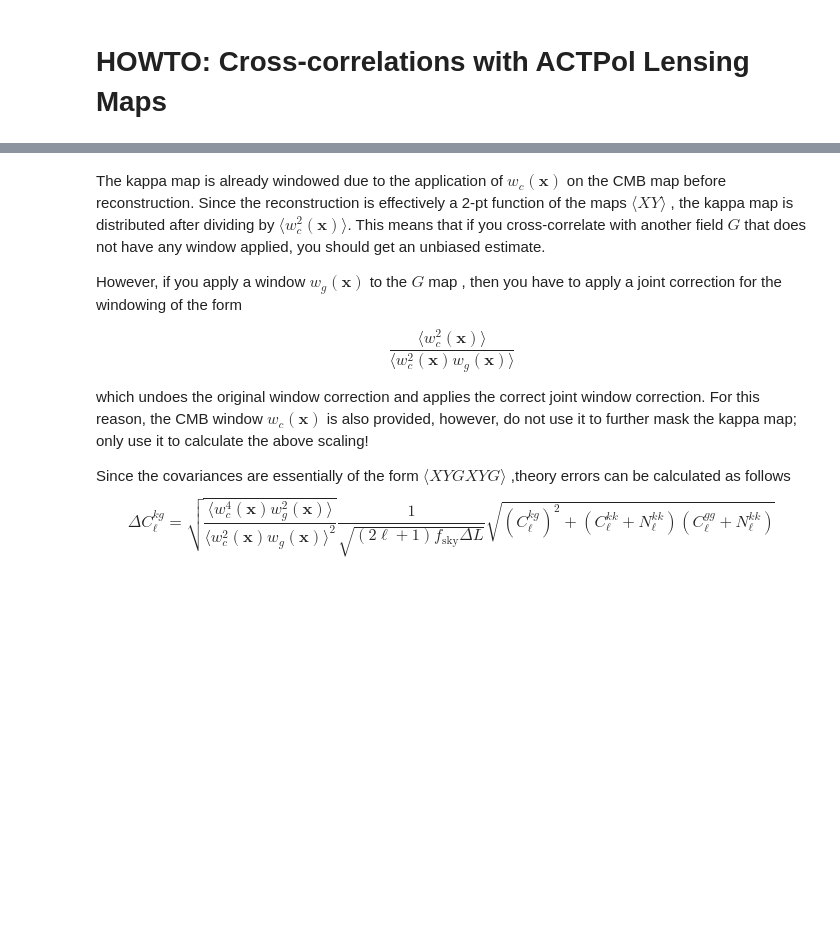
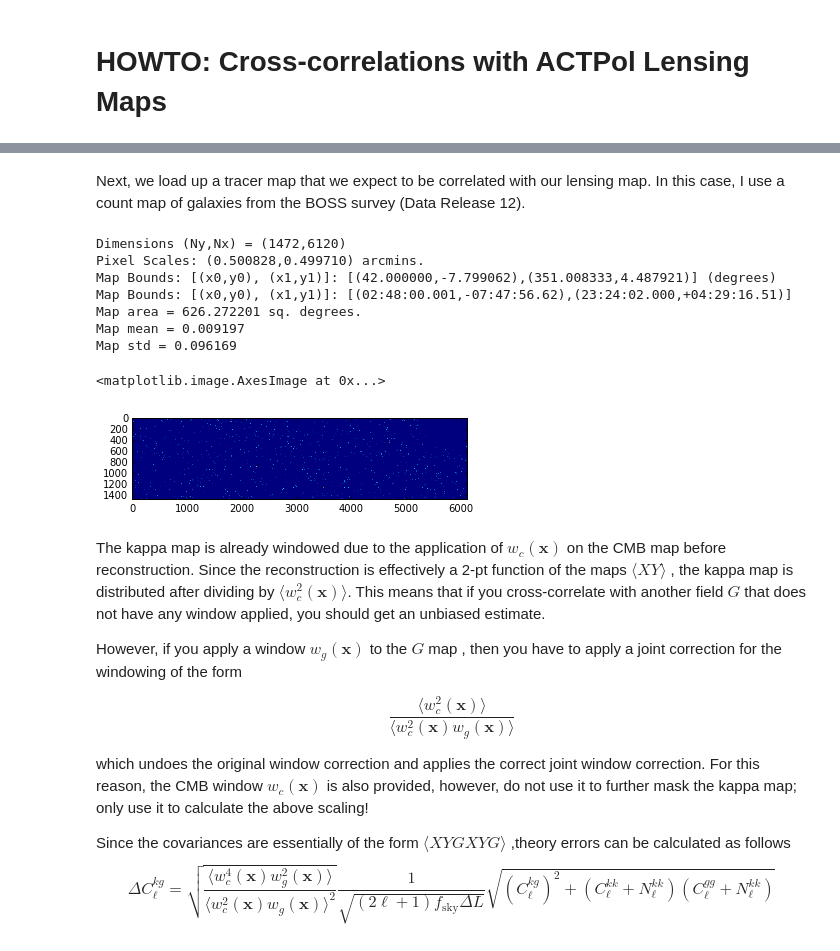
Before and after one commit to ACTCollaboration/Season2LensingMaps, a Jupyter notebook: LensingXCorr.ipynb, the cells around one changed output, grey strips where cells are left out. Saved outputs shown, nothing was run; the diff lists cells and outputs as text; code cells hidden in the pictures; blank space fills up the shorter version.

```diff
--- a/LensingXCorr.ipynb
+++ b/LensingXCorr.ipynb
@@ -21,3 +26,19 @@ Map std = 1.852538
+# %% [markdown]
+Next, we load up a tracer map that we expect to be correlated with our lensing map. In this case, I use a count map of galaxies from the BOSS survey (Data Release 12).
+# %%
+lmapB = lm.liteMapFromFits('data/boss12.fits')
+lmapB.info()
+plt.imshow(lmapB.data,interpolation='bilinear')
+# %% [output]
+Dimensions (Ny,Nx) = (1472,6120)
+Pixel Scales: (0.500828,0.499710) arcmins.
+Map Bounds: [(x0,y0), (x1,y1)]: [(42.000000,-7.799062),(351.008333,4.487921)] (degrees)
+Map Bounds: [(x0,y0), (x1,y1)]: [(02:48:00.001,-07:47:56.62),(23:24:02.000,+04:29:16.51)]
+Map area = 626.272201 sq. degrees.
+Map mean = 0.009197
+Map std = 0.096169
+<matplotlib.image.AxesImage at 0x...>
+[figure, added]
 # %% [markdown]
 The kappa map is already windowed due to the application of $w_c(\mathbf{x})$ on the CMB map before reconstruction. Since the reconstruction is effectively a 2-pt function of the maps $\langle XY \rangle$ , the kappa map is distributed after dividing by $\langle w_c^2(\mathbf{x}) \rangle$. This means that if you cross-correlate with another field $G$ that does not have any window applied, you should get an unbiased estimate.
 
```
Also changed, not shown: parts of 2 cells of this notebook.
